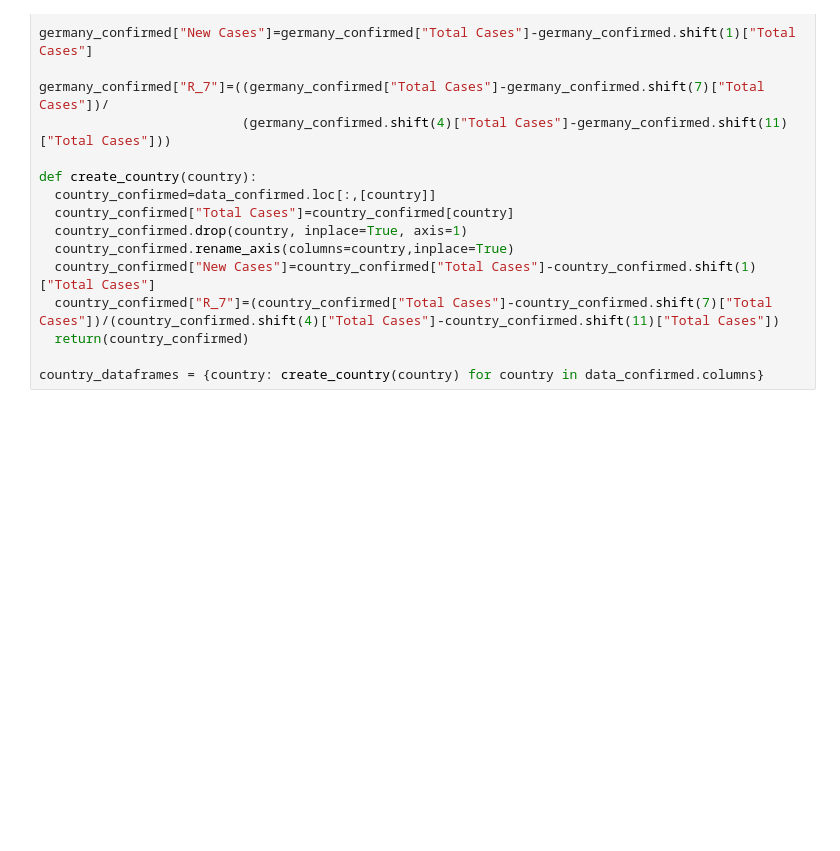
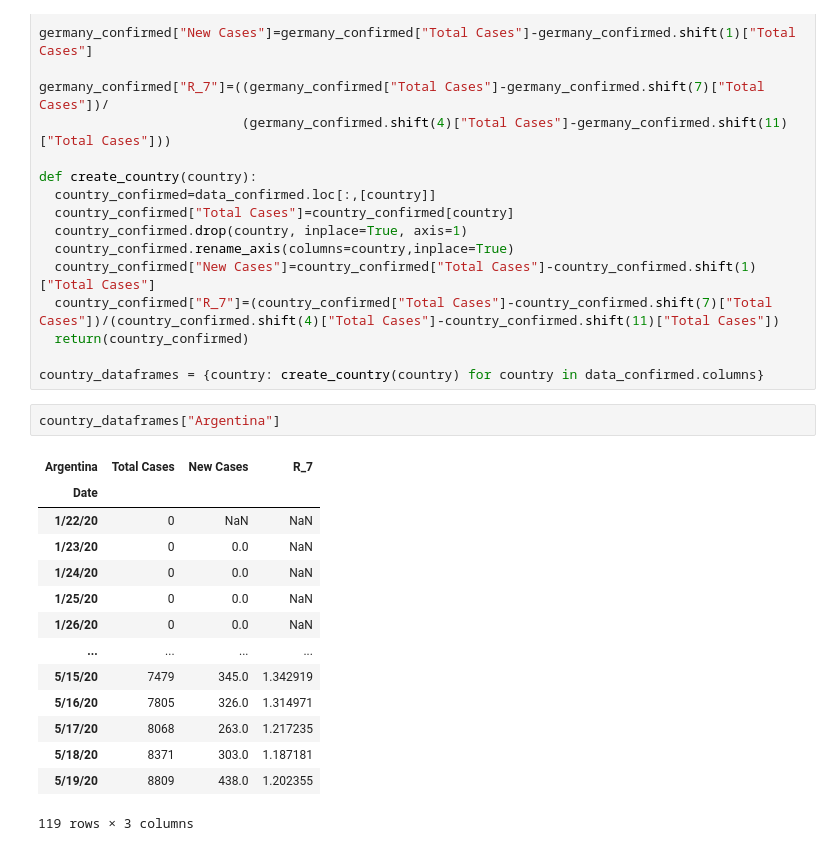
Before and after one commit to rechavar/pyCovid_TechLabsProj, a Jupyter notebook: TechLabs__finalProject.ipynb, the cells around one changed output. Saved outputs shown, nothing was run; the diff lists cells and outputs as text; blank space fills up the shorter version.

```diff
--- a/TechLabs__finalProject.ipynb
+++ b/TechLabs__finalProject.ipynb
@@ -254,3 +254,20 @@ def create_country(country):
   return(country_confirmed)
 
 country_dataframes = {country: create_country(country) for country in data_confirmed.columns}
+# %%
+country_dataframes["Argentina"]
+# %% [output]
+| Argentina | Total Cases | New Cases | R_7 |
+| Date |  |  |  |
+| 1/22/20 | 0 | NaN | NaN |
+| 1/23/20 | 0 | 0.0 | NaN |
+| 1/24/20 | 0 | 0.0 | NaN |
+| 1/25/20 | 0 | 0.0 | NaN |
+| 1/26/20 | 0 | 0.0 | NaN |
+| ... | ... | ... | ... |
+| 5/15/20 | 7479 | 345.0 | 1.342919 |
+| 5/16/20 | 7805 | 326.0 | 1.314971 |
+| 5/17/20 | 8068 | 263.0 | 1.217235 |
+| 5/18/20 | 8371 | 303.0 | 1.187181 |
+| 5/19/20 | 8809 | 438.0 | 1.202355 |
+119 rows × 3 columns
```
Also changed, not shown: parts of 12 cells of this notebook.
